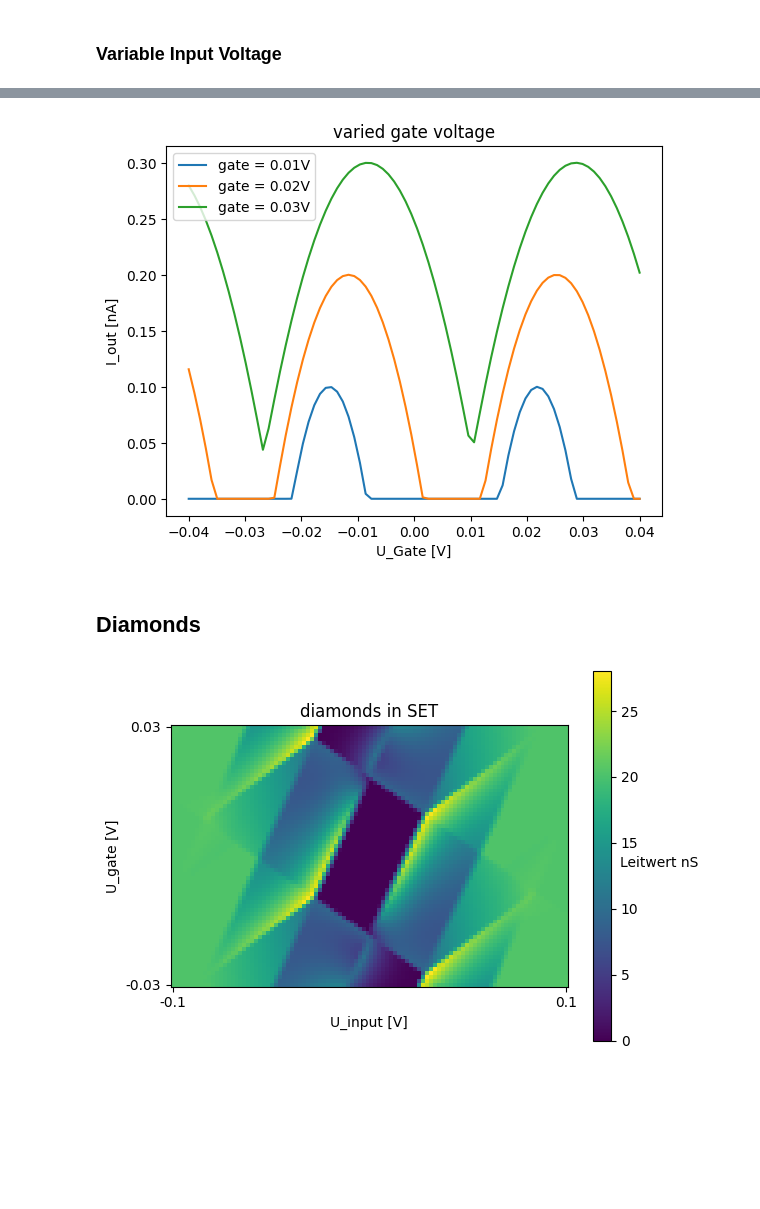
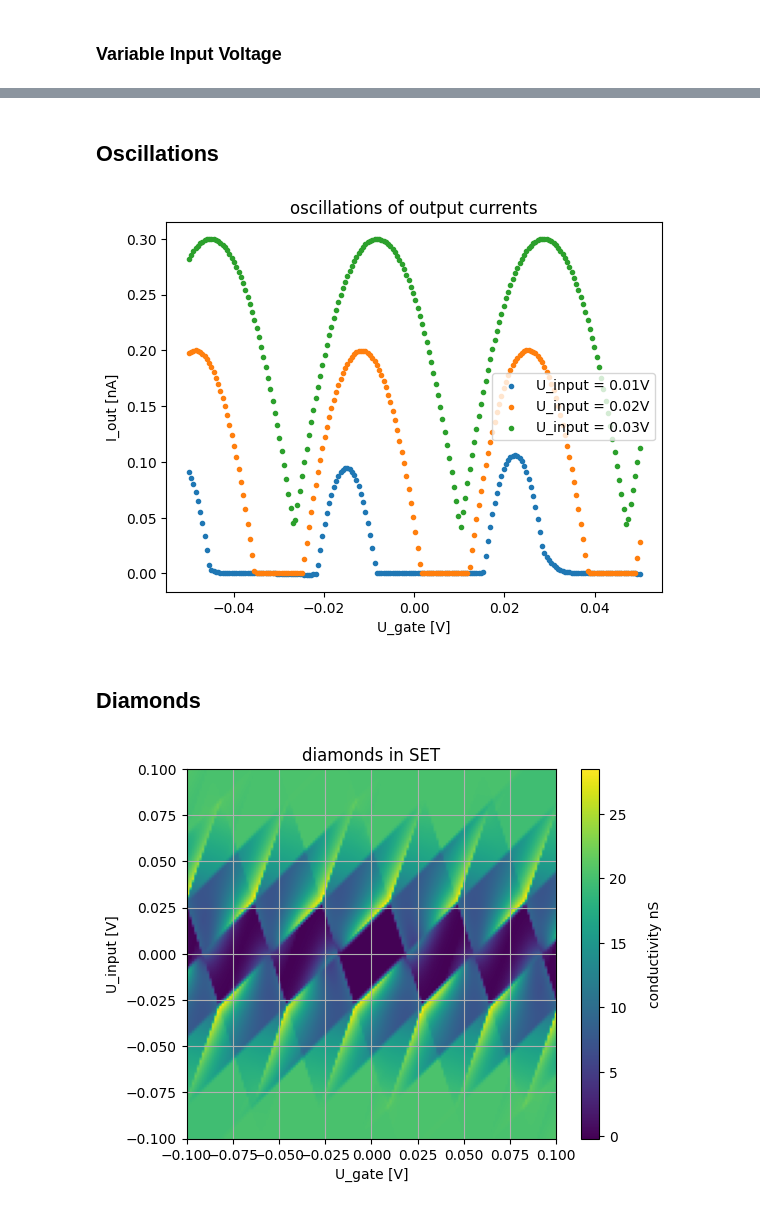
Before and after one commit to evanwonisch/NanoNetsMF, a Jupyter notebook: run/single_electron_transistor.ipynb, the cells around one changed output, grey strips where cells are left out. Cells and saved outputs as stored; diff of their text form; code cells hidden in the pictures; blank space fills up the shorter version.

```diff
--- a/run/single_electron_transistor.ipynb
+++ b/run/single_electron_transistor.ipynb
@@ -47,3 +66,5 @@ plt.savefig("../output/set.png")
+# %% [markdown]
+## Oscillations
 # %%
 net = Network(1,1,1,[[0,0,0],[0,0,0]])
 mf = MeanField(net)
@@ -65,47 +87,50 @@ for i, U in enumerate(Us):
 # %%
-plt.plot(Us, Is1, label = "gate = 0.01V")
-plt.plot(Us, Is2, label = "gate = 0.02V")
-plt.plot(Us, Is3, label = "gate = 0.03V")
-plt.title("varied gate voltage")
+plt.scatter(Us, Is1, label = "U_input = 0.01V", marker=".")
+plt.scatter(Us, Is2, label = "U_input = 0.02V", marker="." )
+plt.scatter(Us, Is3, label = "U_input = 0.03V", marker=".")
+plt.title("oscillations of output currents")
 plt.legend()
-plt.xlabel("U_Gate [V]")
+plt.xlabel("U_gate [V]")
 plt.ylabel("I_out [nA]")
-plt.savefig("../output/oscillations.png")
+plt.savefig("../output/set_oscillations.png")
 # %% [output]
-[figure, old version]
+[figure, new version]
 # %% [markdown]
 ## Diamonds
 # %%
 net = Network(1,1,1,[[0,0,0],[0,0,0]])
 mf = MeanField(net)
+# %%
+N_gate = 150
+Us_gate = np.linspace(-0.1, 0.1, N_gate)
+
+N_input = N_gate
+Us_input = np.linspace(-0.1, 0.1, N_input)
 # %%
-N_input = 100
-Us_input = np.linspace(-0.1, 0.1, N_input)
-N_gate = int(N_input / 6 * 4)
-Us_gate = np.linspace(-0.03, 0.03, N_gate)
+I_output = np.zeros((N_gate, N_input))
 
-I_output = np.zeros((N_input, N_gate))
-
-# I_output = np.expand_dims(Us_input, axis = 1) + np.expand_dims(Us_gate, axis = 0)
-
-for i, U_input in enumerate(Us_input):
-    for j, U_gate in enumerate(Us_gate):
+for i, U_gate in enumerate(Us_gate):
+    for j, U_input in enumerate(Us_input):
         net.set_voltage_config([U_input, 0], U_gate)
         state = mf.numeric_integration_solve(N = 5)
         I_output[i, j] = -mf.calc_expected_electrode_current(state, 1) * CONST.electron_charge
-
-I_output = np.swapaxes(I_output, 0, 1)
-I_output = np.flip(I_output, axis = 0)
+# %%
+# np.savetxt("../data/set_diamond_currents.csv", I_output)
+I_output = np.loadtxt("../data/set_diamond_currents.csv")
+# %%
+grad_output = np.gradient(I_output, 0.2/N_input, axis = 1)
+
+img = np.swapaxes(grad_output, 0, 1)
+img = np.flip(img, axis = 0)
 # %%
-plt.imshow(np.gradient(I_output, 0.2/N_input, axis = 1))
+plt.imshow(img, extent = (Us_gate[0],Us_gate[-1],Us_input[0],Us_input[-1]))
+plt.grid()
 cbar = plt.colorbar()
 cbar.ax.get_yaxis().labelpad = 15
-cbar.ax.set_ylabel('Leitwert nS', rotation=0)
-plt.xticks([0, N_input - 1], [Us_input[0], Us_input[-1]])
-plt.yticks([0, N_gate - 1], [Us_gate[-1], Us_gate[0]])
-plt.xlabel("U_input [V]")
-plt.ylabel("U_gate [V]")
+cbar.ax.set_ylabel('conductivity nS', rotation = 90)
+plt.xlabel("U_gate [V]")
+plt.ylabel("U_input [V]")
 plt.title("diamonds in SET")
-plt.savefig("../output/diamonds.png")
+plt.savefig("../output/set_diamonds.png")
 # %% [output]
-[figure, old version]
+[figure, new version]
```
Also changed, not shown: parts of 8 cells of this notebook, 2 other files.
